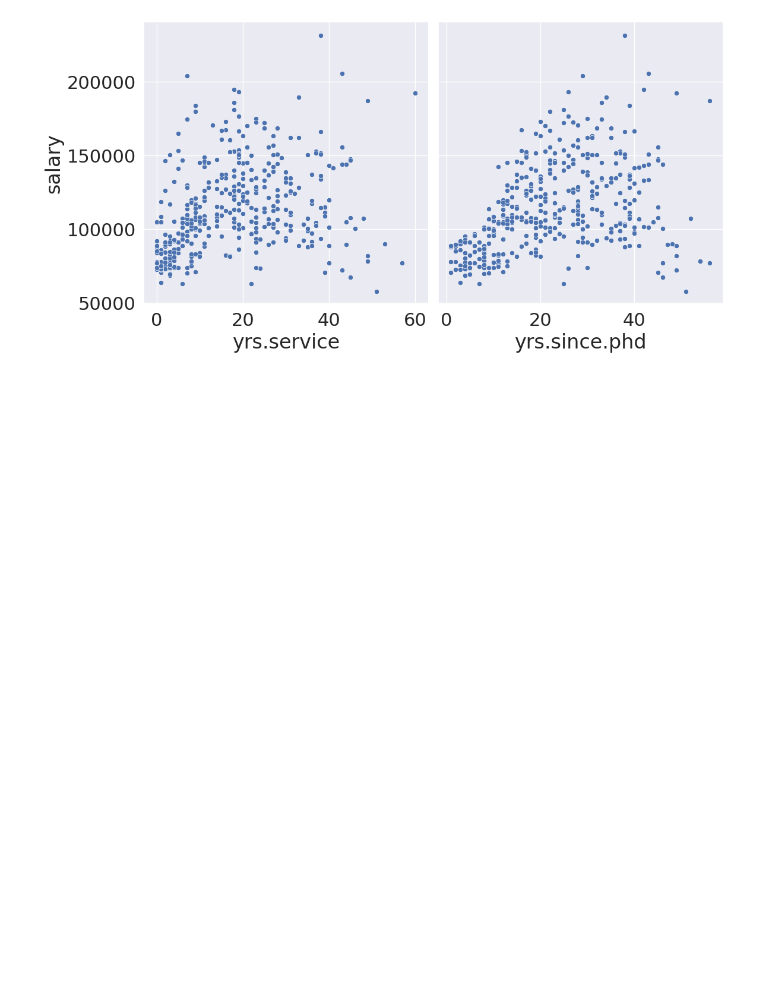
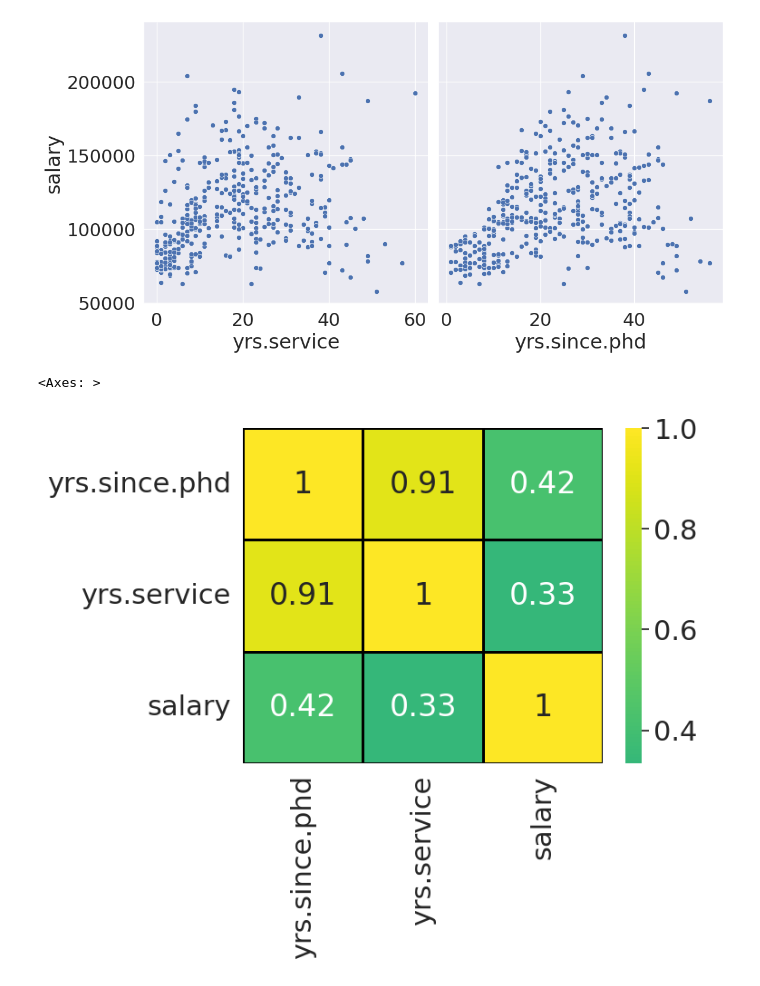
Before and after one commit to TimoCodez/Python-BIA, a Jupyter notebook: Multilinear_Regression.ipynb, the cells around one changed output. Drawn from its saved outputs; the diff is of its cells as text; code cells hidden in the pictures; blank space fills up the shorter version.

Commit message:
Added correlation Matrix

```diff
--- a/Multilinear_Regression.ipynb
+++ b/Multilinear_Regression.ipynb
@@ -49,3 +49,16 @@ sns.pairplot(data = df,
 # %% [output]
 <seaborn.axisgrid.PairGrid at 0x...>
 [figure]
+# %%
+# Correlation matrix
+sns.heatmap(df.corr(),
+    annot = True,
+    fmt = '.2g',
+    center = 0,
+    cmap = 'viridis',
+    linewidths = 1,
+    linecolor = 'black'
+)
+# %% [output]
+<Axes: >
+[figure, added]
```
